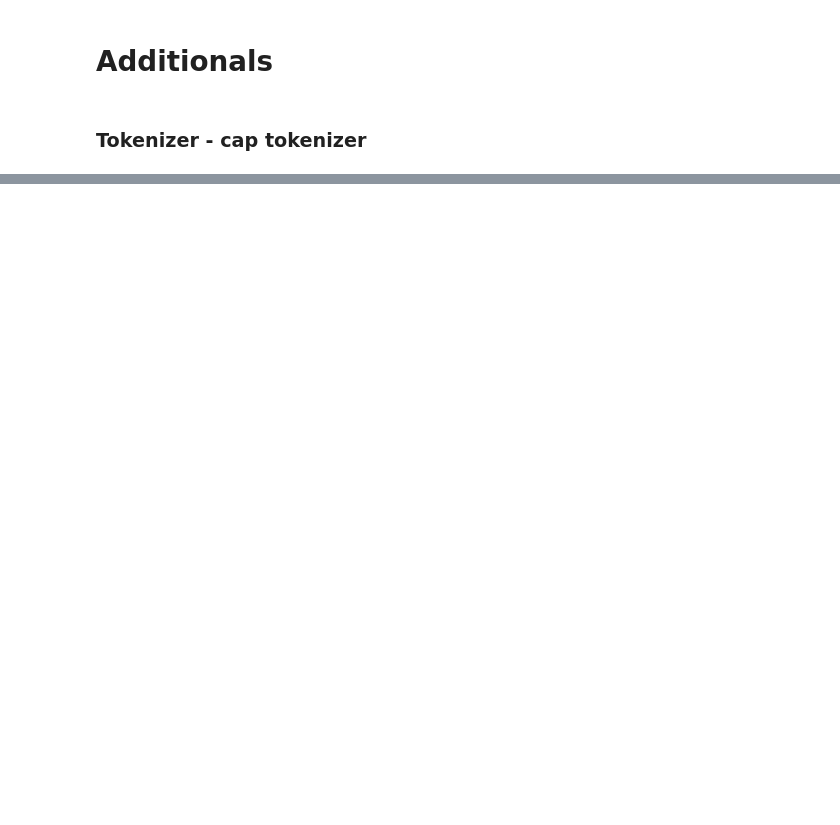
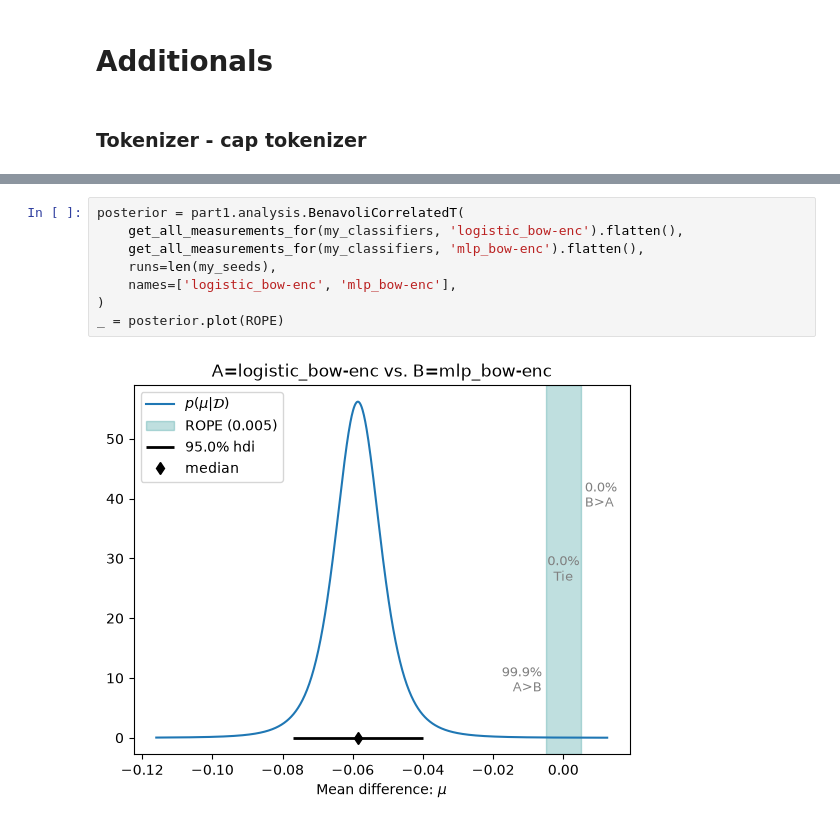
Before and after one commit to JaimieLauppe/NLP, a Jupyter notebook: nlp1-student-tutorial1-2026/part1/project.ipynb, the cells around one changed output, grey strips where cells are left out. Saved outputs shown, nothing was run; the diff lists cells and outputs as text; blank space fills up the shorter version.

```diff
--- a/nlp1-student-tutorial1-2026/part1/project.ipynb
+++ b/nlp1-student-tutorial1-2026/part1/project.ipynb
@@ -479,0 +600,10 @@ cap_encoder = CapTokenizer(tokenizer)
+# %%
+posterior = part1.analysis.BenavoliCorrelatedT(
+    get_all_measurements_for(my_classifiers, 'logistic_bow-enc').flatten(),
+    get_all_measurements_for(my_classifiers, 'mlp_bow-enc').flatten(),
+    runs=len(my_seeds),
+    names=['logistic_bow-enc', 'mlp_bow-enc'],
+)
+_ = posterior.plot(ROPE)
+# %% [output]
+[figure, added]
```
Also changed, not shown: parts of 14 cells of this notebook, 1 other file.
